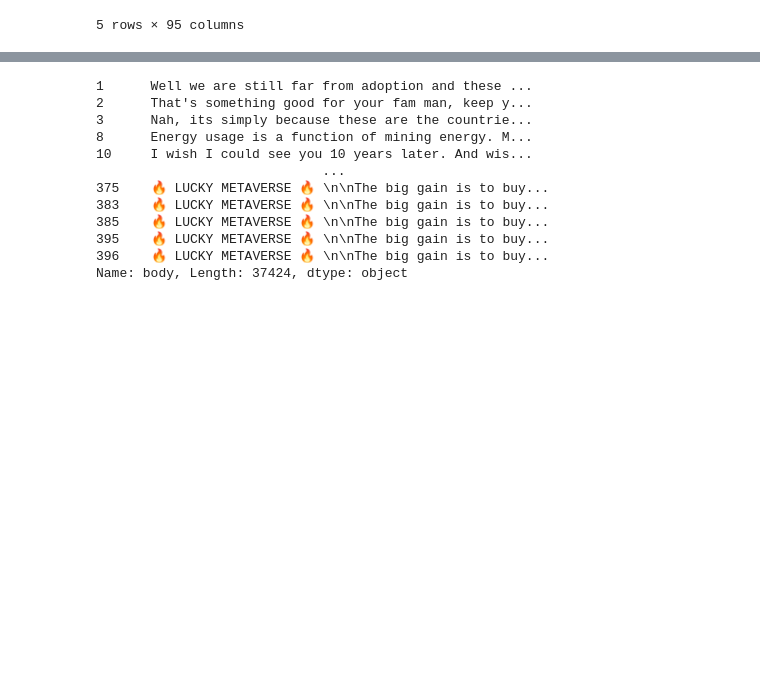
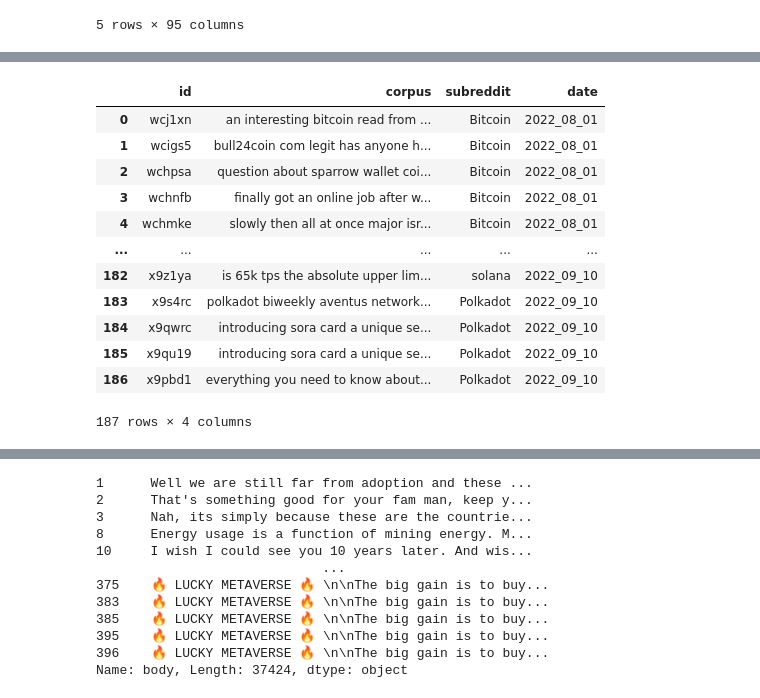
Before and after one commit to DueViktor/WildDataExam, a Jupyter notebook: EDA.ipynb, the cells around one changed output, grey strips where cells are left out. Cells and saved outputs as stored; diff of their text form; code cells hidden in the pictures; blank space fills up the shorter version.

```diff
--- a/EDA.ipynb
+++ b/EDA.ipynb
@@ -135,0 +153,16 @@ merged_posts.head()
+# %%
+test[['id','corpus','subreddit','date']]
+# %% [output]
+|  | id | corpus | subreddit | date |
+| 0 | wcj1xn | an interesting bitcoin read from ... | Bitcoin | 2022_08_01 |
+| 1 | wcigs5 | bull24coin com legit has anyone h... | Bitcoin | 2022_08_01 |
+| 2 | wchpsa | question about sparrow wallet coi... | Bitcoin | 2022_08_01 |
+| 3 | wchnfb | finally got an online job after w... | Bitcoin | 2022_08_01 |
+| 4 | wchmke | slowly then all at once major isr... | Bitcoin | 2022_08_01 |
+| ... | ... | ... | ... | ... |
+| 182 | x9z1ya | is 65k tps the absolute upper lim... | solana | 2022_09_10 |
+| 183 | x9s4rc | polkadot biweekly aventus network... | Polkadot | 2022_09_10 |
+| 184 | x9qwrc | introducing sora card a unique se... | Polkadot | 2022_09_10 |
+| 185 | x9qu19 | introducing sora card a unique se... | Polkadot | 2022_09_10 |
+| 186 | x9pbd1 | everything you need to know about... | Polkadot | 2022_09_10 |
+187 rows × 4 columns
```
Also changed, not shown: parts of 22 cells of this notebook, 1 other file.
